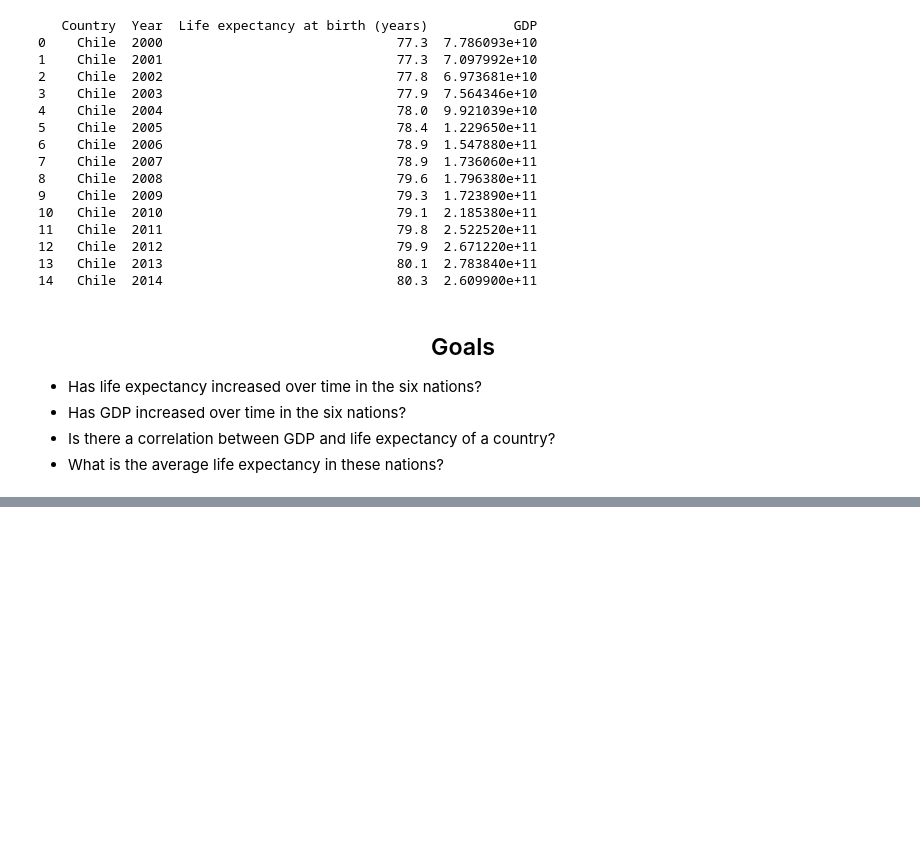
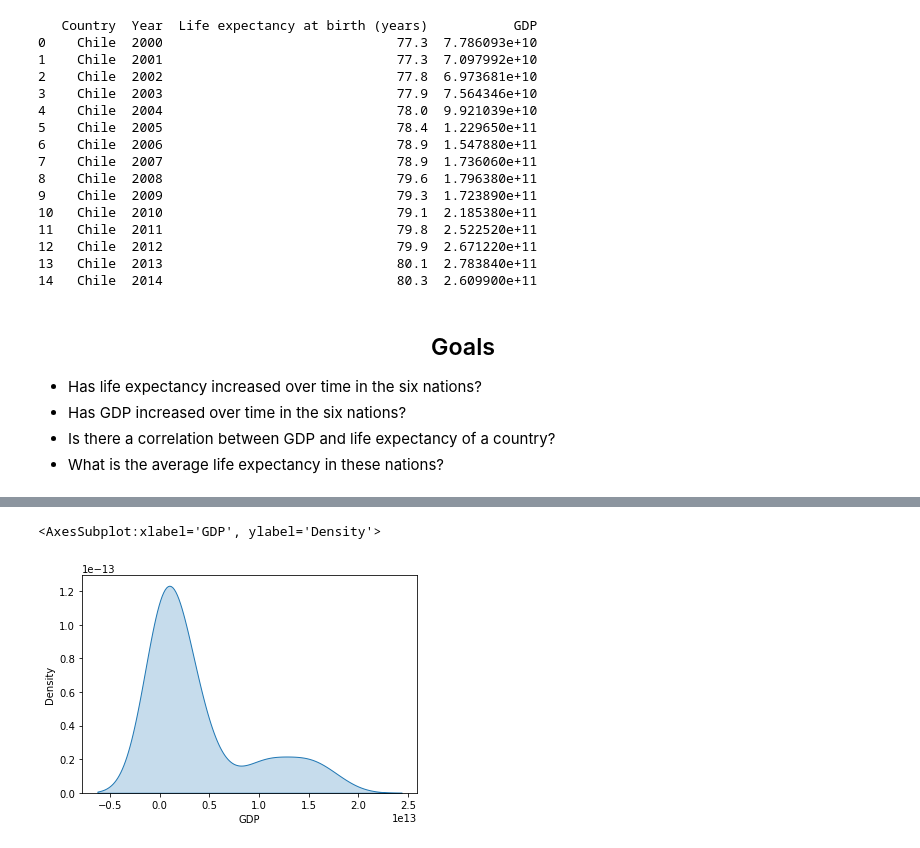
Before and after one commit to eriglesias/GDP_Life_Expectancy, a Jupyter notebook: life_expectancy_gdp.ipynb, the cells around one changed output, grey strips where cells are left out. Saved outputs shown, nothing was run; the diff lists cells and outputs as text; code cells hidden in the pictures; blank space fills up the shorter version.

```diff
--- a/life_expectancy_gdp.ipynb
+++ b/life_expectancy_gdp.ipynb
@@ -33,0 +78,5 @@ print(data.head(15))
+# %%
+sns.kdeplot(data.GDP, shade=True)
+# %% [output]
+<AxesSubplot:xlabel='GDP', ylabel='Density'>
+[figure, added]
```
Also changed, not shown: parts of 40 cells of this notebook.
